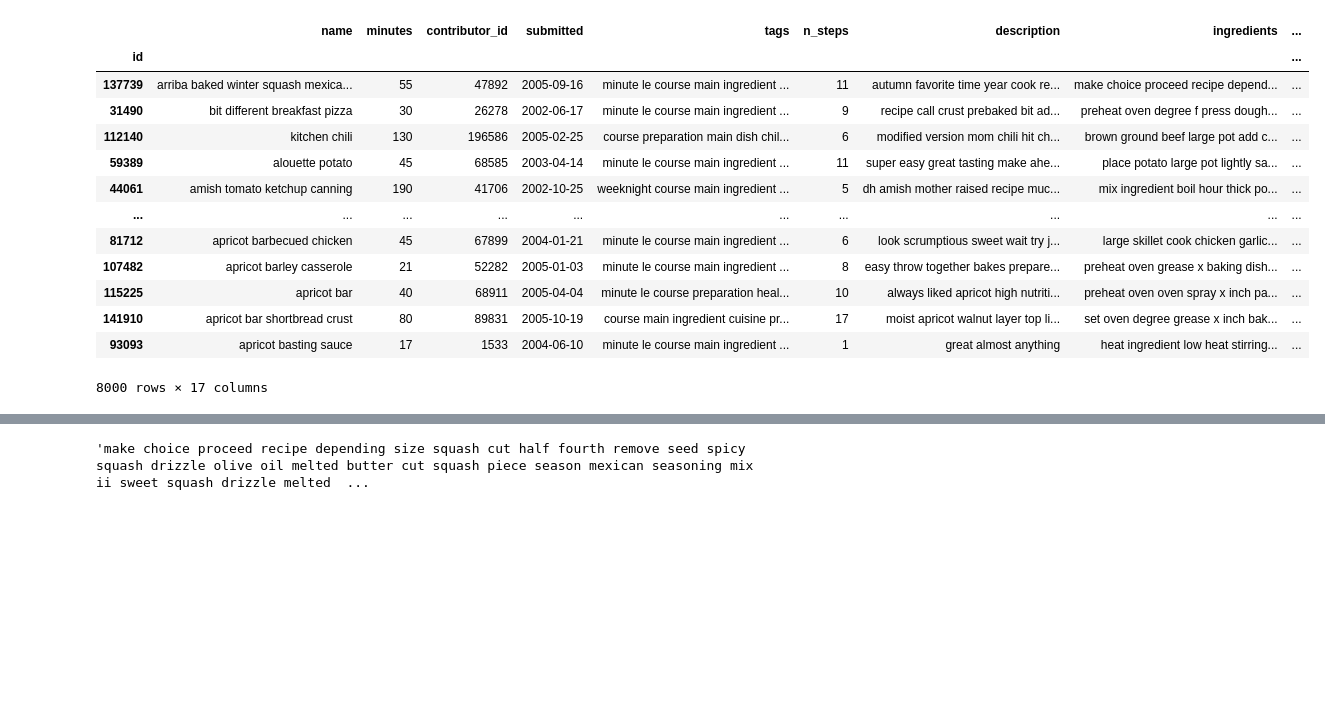
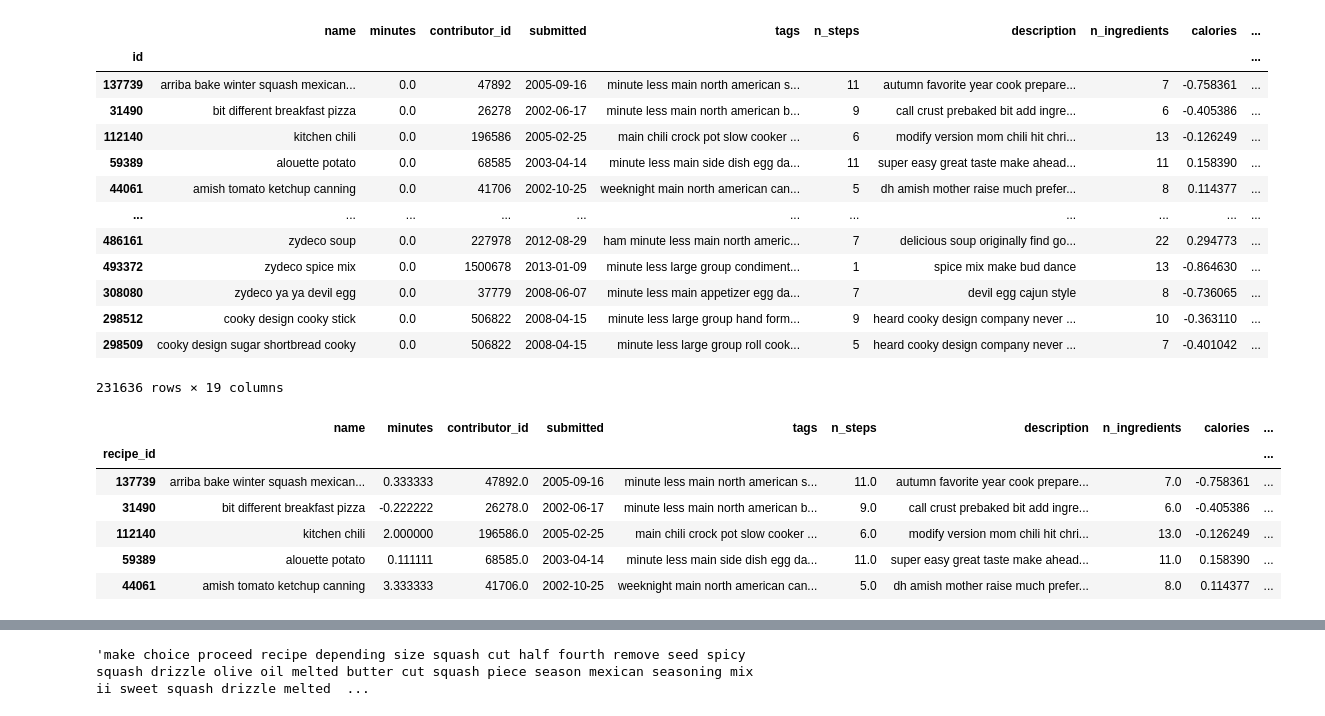
Before and after one commit to Nanouna/recettes-et-sentiments, a Jupyter notebook: Thomas.ipynb, the cells around one changed output, grey strips where cells are left out. Cells and saved outputs as stored; diff of their text form; code cells hidden in the pictures; blank space fills up the shorter version.

```diff
--- a/Thomas.ipynb
+++ b/Thomas.ipynb
@@ -50,0 +59,3 @@ df = my_data[0:8000].copy()
+# %%
+recipes_p.index.names = ['id']
+recipes_p.head()
@@ -50,0 +70,8 @@ df = my_data[0:8000].copy()
+# %%
+ratings_rview_cnt = reviews.groupby("recipe_id")[['rating']].agg(
+                                mean_rating=('rating', 'mean'),
+                                review_count=('rating', 'count')
+                                )
+# %%
+ratings_rview_cnt.index.names=['id']
+ratings_rview_cnt.head()
@@ -51,17 +86,30 @@ df = my_data[0:8000].copy()
+# %%
+merged = recipes_p.merge(ratings_rview_cnt, how="inner", on='id')
+merged
+# %% [output]
+|  | name | minutes | contributor_id | submitted | tags | n_steps | description | n_ingredients | calories | ... |
+| id |  |  |  |  |  |  |  |  |  | ... |
+| 137739 | arriba bake winter squash mexican... | 0.0 | 47892 | 2005-09-16 | minute less main north american s... | 11 | autumn favorite year cook prepare... | 7 | -0.758361 | ... |
+| 31490 | bit different breakfast pizza | 0.0 | 26278 | 2002-06-17 | minute less main north american b... | 9 | call crust prebaked bit add ingre... | 6 | -0.405386 | ... |
+| 112140 | kitchen chili | 0.0 | 196586 | 2005-02-25 | main chili crock pot slow cooker ... | 6 | modify version mom chili hit chri... | 13 | -0.126249 | ... |
+| 59389 | alouette potato | 0.0 | 68585 | 2003-04-14 | minute less main side dish egg da... | 11 | super easy great taste make ahead... | 11 | 0.158390 | ... |
+| 44061 | amish tomato ketchup canning | 0.0 | 41706 | 2002-10-25 | weeknight main north american can... | 5 | dh amish mother raise much prefer... | 8 | 0.114377 | ... |
+| ... | ... | ... | ... | ... | ... | ... | ... | ... | ... | ... |
+| 486161 | zydeco soup | 0.0 | 227978 | 2012-08-29 | ham minute less main north americ... | 7 | delicious soup originally find go... | 22 | 0.294773 | ... |
+| 493372 | zydeco spice mix | 0.0 | 1500678 | 2013-01-09 | minute less large group condiment... | 1 | spice mix make bud dance | 13 | -0.864630 | ... |
+| 308080 | zydeco ya ya devil egg | 0.0 | 37779 | 2008-06-07 | minute less main appetizer egg da... | 7 | devil egg cajun style | 8 | -0.736065 | ... |
+| 298512 | cooky design cooky stick | 0.0 | 506822 | 2008-04-15 | minute less large group hand form... | 9 | heard cooky design company never ... | 10 | -0.363110 | ... |
+| 298509 | cooky design sugar shortbread cooky | 0.0 | 506822 | 2008-04-15 | minute less large group roll cook... | 5 | heard cooky design company never ... | 7 | -0.401042 | ... |
+231636 rows × 19 columns
 # %%
-df
+rs = RobustScaler()
+merged[['minutes']] = rs.fit_transform(recipes[['minutes']])
+merged.head()
 # %% [output]
-|  | name | minutes | contributor_id | submitted | tags | n_steps | description | ingredients | ... |
-| id |  |  |  |  |  |  |  |  | ... |
-| 137739 | arriba baked winter squash mexica... | 55 | 47892 | 2005-09-16 | minute le course main ingredient ... | 11 | autumn favorite time year cook re... | make choice proceed recipe depend... | ... |
-| 31490 | bit different breakfast pizza | 30 | 26278 | 2002-06-17 | minute le course main ingredient ... | 9 | recipe call crust prebaked bit ad... | preheat oven degree f press dough... | ... |
-| 112140 | kitchen chili | 130 | 196586 | 2005-02-25 | course preparation main dish chil... | 6 | modified version mom chili hit ch... | brown ground beef large pot add c... | ... |
-| 59389 | alouette potato | 45 | 68585 | 2003-04-14 | minute le course main ingredient ... | 11 | super easy great tasting make ahe... | place potato large pot lightly sa... | ... |
-| 44061 | amish tomato ketchup canning | 190 | 41706 | 2002-10-25 | weeknight course main ingredient ... | 5 | dh amish mother raised recipe muc... | mix ingredient boil hour thick po... | ... |
-| ... | ... | ... | ... | ... | ... | ... | ... | ... | ... |
-| 81712 | apricot barbecued chicken | 45 | 67899 | 2004-01-21 | minute le course main ingredient ... | 6 | look scrumptious sweet wait try j... | large skillet cook chicken garlic... | ... |
-| 107482 | apricot barley casserole | 21 | 52282 | 2005-01-03 | minute le course main ingredient ... | 8 | easy throw together bakes prepare... | preheat oven grease x baking dish... | ... |
-| 115225 | apricot bar | 40 | 68911 | 2005-04-04 | minute le course preparation heal... | 10 | always liked apricot high nutriti... | preheat oven oven spray x inch pa... | ... |
-| 141910 | apricot bar shortbread crust | 80 | 89831 | 2005-10-19 | course main ingredient cuisine pr... | 17 | moist apricot walnut layer top li... | set oven degree grease x inch bak... | ... |
-| 93093 | apricot basting sauce | 17 | 1533 | 2004-06-10 | minute le course main ingredient ... | 1 | great almost anything | heat ingredient low heat stirring... | ... |
+|  | name | minutes | contributor_id | submitted | tags | n_steps | description | n_ingredients | calories | ... |
+| recipe_id |  |  |  |  |  |  |  |  |  | ... |
+| 137739 | arriba bake winter squash mexican... | 0.333333 | 47892.0 | 2005-09-16 | minute less main north american s... | 11.0 | autumn favorite year cook prepare... | 7.0 | -0.758361 | ... |
+| 31490 | bit different breakfast pizza | -0.222222 | 26278.0 | 2002-06-17 | minute less main north american b... | 9.0 | call crust prebaked bit add ingre... | 6.0 | -0.405386 | ... |
+| 112140 | kitchen chili | 2.000000 | 196586.0 | 2005-02-25 | main chili crock pot slow cooker ... | 6.0 | modify version mom chili hit chri... | 13.0 | -0.126249 | ... |
+| 59389 | alouette potato | 0.111111 | 68585.0 | 2003-04-14 | minute less main side dish egg da... | 11.0 | super easy great taste make ahead... | 11.0 | 0.158390 | ... |
+| 44061 | amish tomato ketchup canning | 3.333333 | 41706.0 | 2002-10-25 | weeknight main north american can... | 5.0 | dh amish mother raise much prefer... | 8.0 | 0.114377 | ... |
-8000 rows × 17 columns
```
Also changed, not shown: parts of 21 cells of this notebook, 4 other files.
